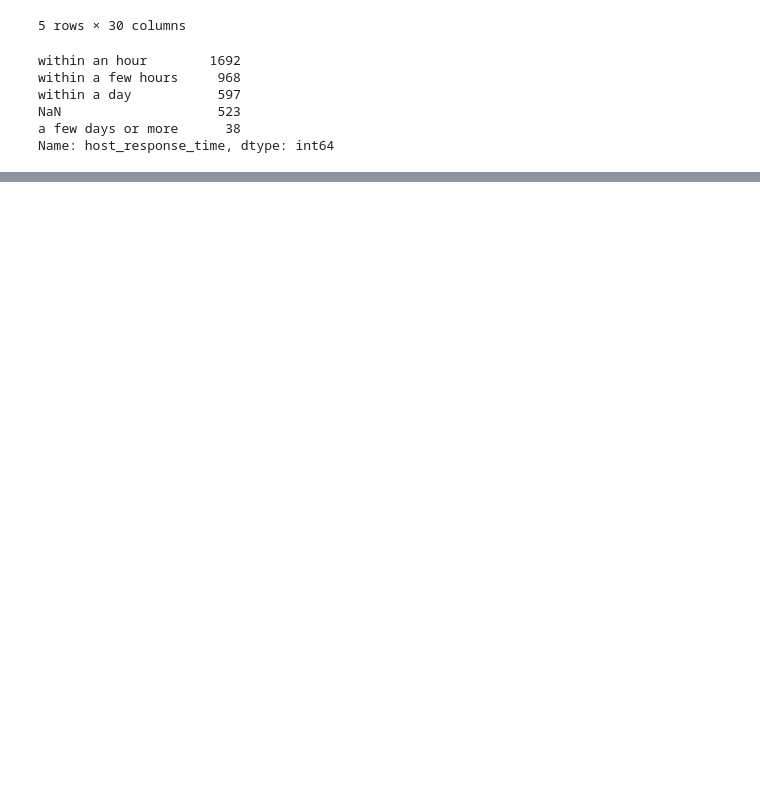
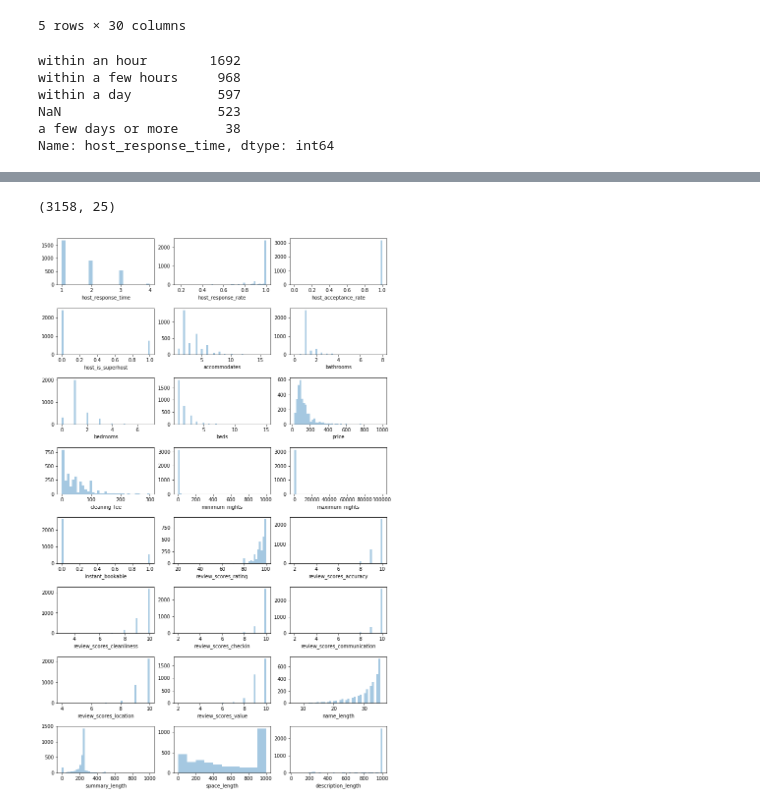
Before and after one commit to Jaouadeddadsi/Seattle-Airbnb-Open-Data, a Jupyter notebook: generate_higher_ratings.ipynb, the cells around one changed output, grey strips where cells are left out. Cells and saved outputs as stored; diff of their text form; code cells hidden in the pictures; blank space fills up the shorter version.

Commit message:
Clean the data

```diff
--- a/generate_higher_ratings.ipynb
+++ b/generate_higher_ratings.ipynb
@@ -173,0 +237,16 @@ df['host_acceptance_rate'].fillna(method='ffill', inplace=True)
+# %%
+# Convert cleaning_fee and price from strings to numbers
+df['price'] = df['price'].str.replace('$', '')
+df['price'] = df['price'].str.replace(',', '').astype('float64')
+df['cleaning_fee'] = df['cleaning_fee'].str.replace('$', '')
+df['cleaning_fee'] = df['cleaning_fee'].str.replace(',', '').astype('float64')
+# %%
+# Impute missing values
+df['cleaning_fee'].fillna(0, inplace=True)
+df['bathrooms'].fillna(method='ffill', inplace=True)
+df['bedrooms'].fillna(method='ffill', inplace=True)
+df['beds'].fillna(method='ffill', inplace=True)
+df['host_is_superhost'].fillna(method='ffill', inplace=True)
+# %%
+## drop row without outcome
+df = df[df['review_scores_rating'].isnull() == 0]
@@ -173,0 +274,30 @@ df['host_acceptance_rate'].fillna(method='ffill', inplace=True)
+# %%
+## Distributions of numeric variable
+# select numeric variable
+df_num = df.select_dtypes(exclude=['object'])
+df_num = df_num.dropna(axis=0, how='any')
+df_num.shape
+# %% [output]
+(3158, 25)
+# %%
+df_num_variables = list(df_num)
+
+#Set the number of graphs in the facet chart
+graphs = len(df_num_variables)-1
+
+#create a list of positions for the chart
+position = []
+for i in range(8):
+    for j in range(3):
+        b = i,j
+        position.append(b)
+
+#Create base of subplot chart.. rows x columbs = graphs
+fig, axes = plt.subplots(nrows=8, ncols=3, sharey=False, sharex=False, figsize=(12,20))
+fig.subplots_adjust(hspace=.5)
+
+#Fill in base with graphs based off of position
+for i in range(graphs):
+    sns.distplot(df_num[df_num_variables[i]], ax=axes[position[i]], kde=False)
+# %% [output]
+[figure, added]
```
Also changed, not shown: parts of 13 cells of this notebook.
